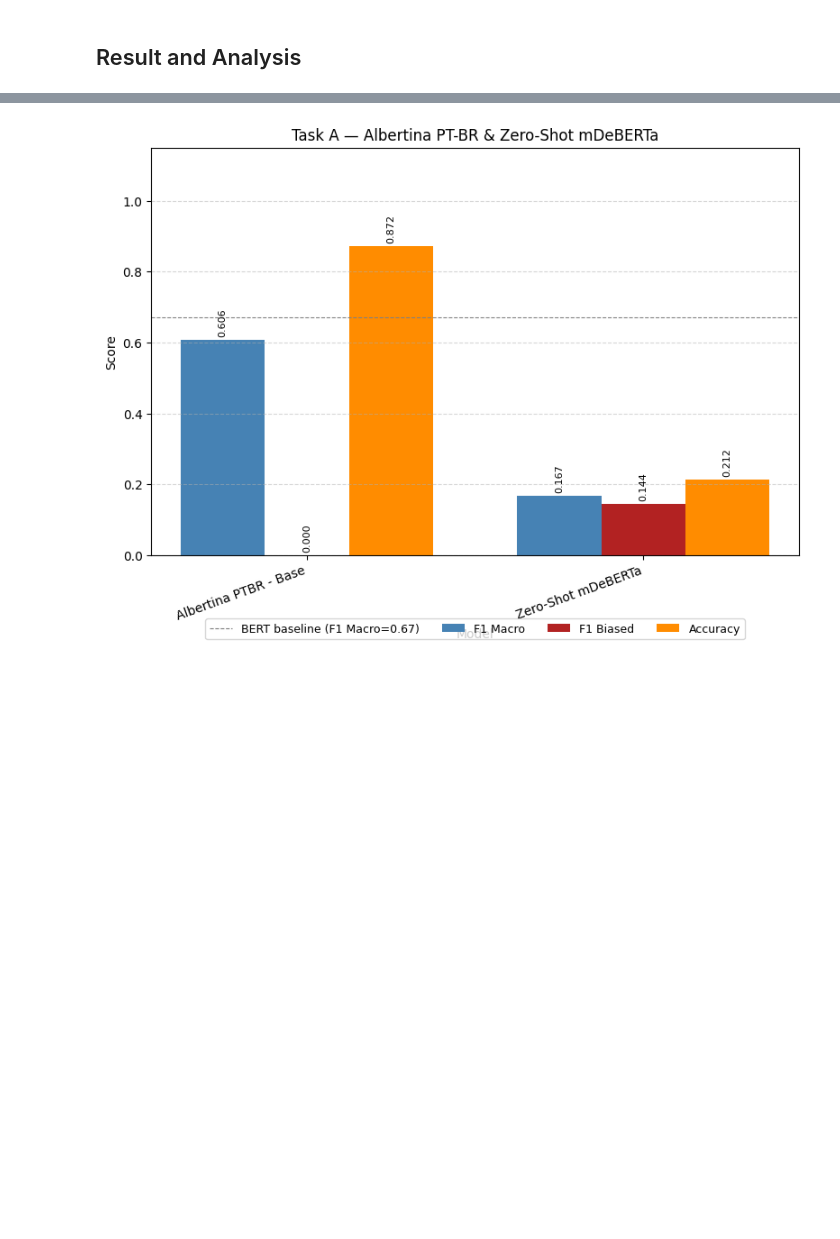
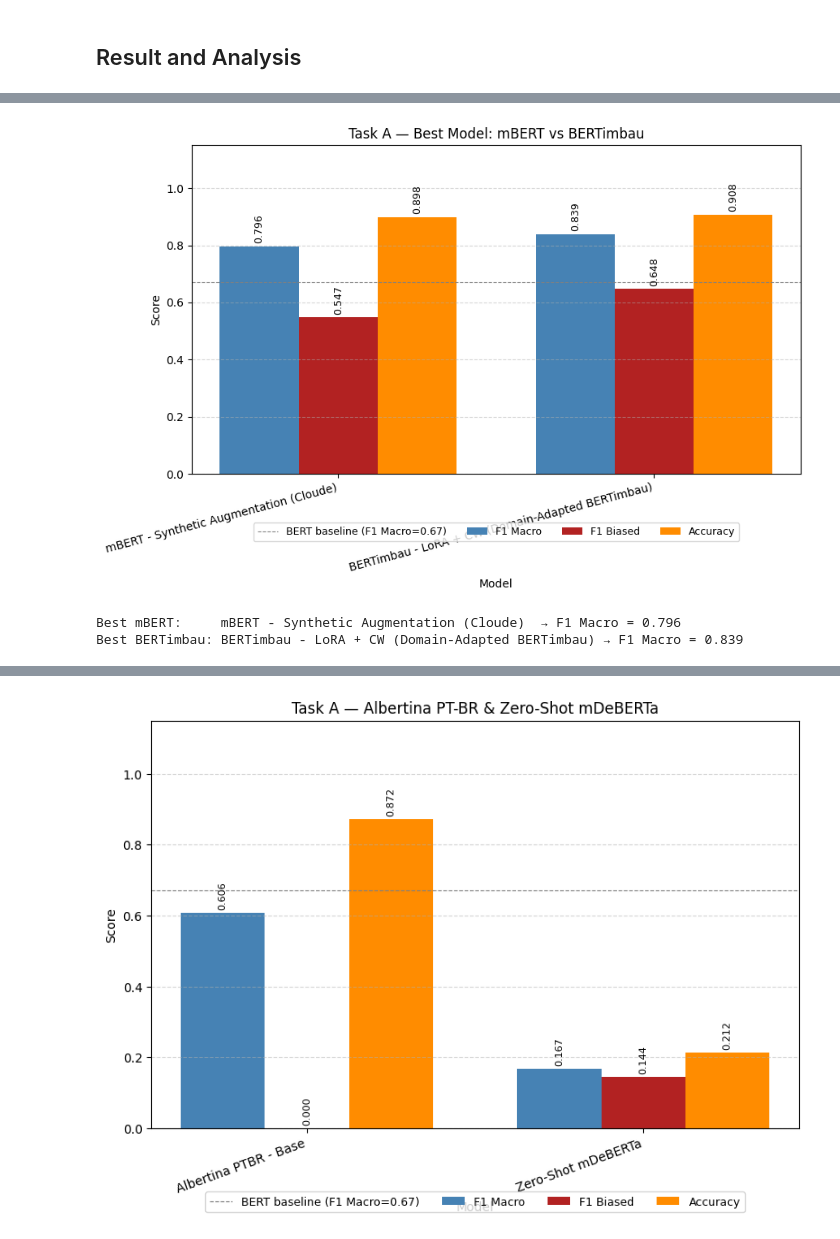
Before and after one commit to tomast100/PLN_Project, a Jupyter notebook: assignment_2.ipynb, the cells around one changed output, grey strips where cells are left out. Drawn from its saved outputs; the diff is of its cells as text; code cells hidden in the pictures; blank space fills up the shorter version.

```diff
--- a/assignment_2.ipynb
+++ b/assignment_2.ipynb
@@ -1837,0 +1835,76 @@ plt.show()
+# %%
+import matplotlib.pyplot as plt
+import numpy as np
+from sklearn.metrics import f1_score, accuracy_score
+
+# ── Rebuild metrics ───────────────────────────────────────────────────────────
+metrics = {}
+for name, v in results.items():
+    metrics[name] = {
+        "f1_macro":  f1_score(v["y_true"], v["y_pred"], average="macro"),
+        "f1_biased": f1_score(v["y_true"], v["y_pred"], average=None, labels=[0, 1, 2])[0],
+        "accuracy":  accuracy_score(v["y_true"], v["y_pred"]),
+    }
+
+# ── Best model per architecture (by F1 Macro) ─────────────────────────────────
+def best_model(prefix):
+    candidates = {k: v for k, v in metrics.items() if k.startswith(prefix)}
+    return max(candidates, key=lambda k: candidates[k]["f1_macro"])
+
+best_mbert     = best_model("mBERT")
+best_bertimbau = best_model("BERTimbau")
+
+best = {
+    best_mbert:     metrics[best_mbert],
+    best_bertimbau: metrics[best_bertimbau],
+}
+
+# ── Plot ──────────────────────────────────────────────────────────────────────
+colors = {"f1_macro": "steelblue", "f1_biased": "firebrick", "accuracy": "darkorange"}
+width  = 0.25
+
+names  = list(best.keys())
+x      = np.arange(len(names))
+
+fig, ax = plt.subplots(figsize=(9, 6))
+
+for i, (metric, color) in enumerate(colors.items()):
+    vals = [best[n][metric] for n in names]
+    bars = ax.bar(x + (i - 1) * width, vals, width,
+                  label=metric.replace("_", " ").title(), color=color)
+    for bar, val in zip(bars, vals):
+        ax.text(
+            bar.get_x() + bar.get_width() / 2,
+            bar.get_height() + 0.01,
+            f"{val:.3f}",
+            ha="center", va="bottom", fontsize=9, rotation=90
+        )
+
+ax.axhline(y=0.67, color="gray", linestyle="--", linewidth=0.8,
+           label="BERT baseline (F1 Macro=0.67)")
+ax.set_title("Task A — Best Model: mBERT vs BERTimbau")
+ax.set_xticks(x)
+ax.set_xticklabels(names, rotation=15, ha="right", fontsize=10)
+ax.set_ylim(0, 1.15)
+ax.set_ylabel("Score")
+ax.set_xlabel("Model")
+ax.grid(axis="y", linestyle="--", alpha=0.5)
+
+ax.legend(
+    loc="lower center",
+    bbox_to_anchor=(0.5, -0.22),
+    ncol=4,
+    fontsize=9,
+    frameon=True,
+)
+
+plt.tight_layout()
+plt.savefig("task_a_best_model_comparison.png", dpi=150, bbox_inches="tight")
+plt.show()
+
+print(f"Best mBERT:     {best_mbert}  → F1 Macro = {metrics[best_mbert]['f1_macro']:.3f}")
+print(f"Best BERTimbau: {best_bertimbau} → F1 Macro = {metrics[best_bertimbau]['f1_macro']:.3f}")
+# %% [output]
+[figure, added]
+Best mBERT:     mBERT - Synthetic Augmentation (Cloude)  → F1 Macro = 0.796
+Best BERTimbau: BERTimbau - LoRA + CW (Domain-Adapted BERTimbau) → F1 Macro = 0.839
```
Also changed, not shown: parts of 5 cells of this notebook.
